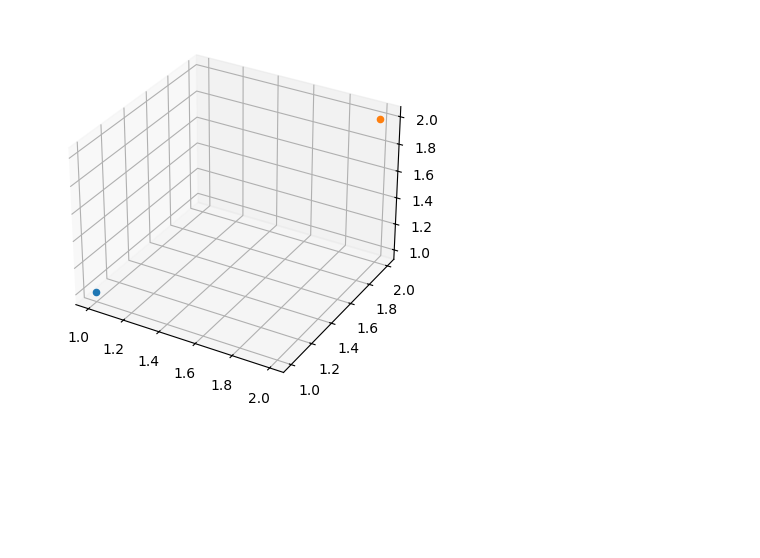
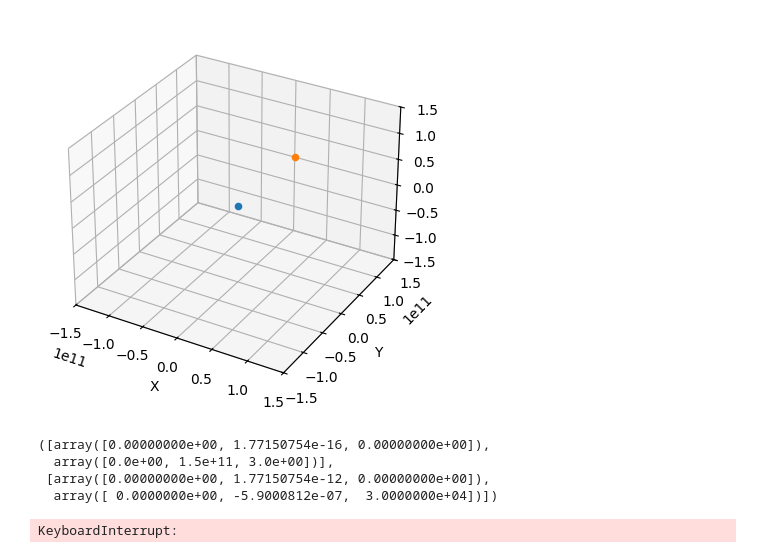
Before and after one commit to JonasKuch/gravity-simulator, a Jupyter notebook: main.ipynb, the cells around one changed output. Cells and saved outputs as stored; diff of their text form; code cells hidden in the pictures; blank space fills up the shorter version.

```diff
--- a/main.ipynb
+++ b/main.ipynb
@@ -12,11 +14,9 @@ def newton_force(coords1:np.ndarray, mass1:float, coords2:np.ndarray, mass2:floa
 def initial_plot(coords:list) -> None:
     fig = plt.figure()
     ax = fig.add_subplot(projection="3d")
+    ax.set(xlim3d=(-1.5e11, 1.5e11), xlabel='X')
+    ax.set(ylim3d=(-1.5e11, 1.5e11), ylabel='Y')
+    ax.set(zlim3d=(-1.5e11, 1.5e11), zlabel='Z')
     for t in coords:
         ax.scatter(t[0], t[1], t[2])
     plt.show()
-# %%
-coords = [np.array([1, 1, 1]), np.array([2, 2, 2])]
-initial_plot(coords)
-# %% [output]
-[figure, removed]
@@ -22,0 +55,23 @@ initial_plot(coords)
+# %%
+coords = [np.array([0, 0, 0], dtype=float), np.array([0, 1.5e11, 0], dtype=float)]
+velocities = [np.array([0, 0, 0], dtype=float), np.array([0, 0, 30000], dtype=float)]
+masses = [1.989e30, 5.972e24]
+initial_plot(coords)
+# %% [output]
+[figure, added]
+# %%
+coords, velocities = update_location(coords, velocities, masses, 0.0001)
+
+coords, velocities
+# %% [output]
+([array([0.00000000e+00, 1.77150754e-16, 0.00000000e+00]),
+  array([0.0e+00, 1.5e+11, 3.0e+00])],
+ [array([0.00000000e+00, 1.77150754e-12, 0.00000000e+00]),
+  array([ 0.0000000e+00, -5.9000812e-07,  3.0000000e+04])])
+# %%
+while True:
+    coords, velocities = update_location(coords, velocities, masses, 10000)
+    initial_plot(coords)
+    clear_output(wait=True)
+# %% [output]
+KeyboardInterrupt:
```
Also changed, not shown: parts of 2 cells of this notebook, 1 other file.
